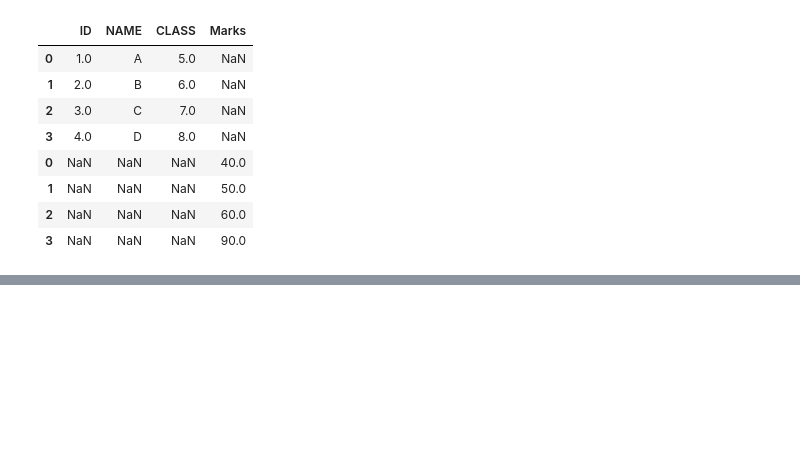
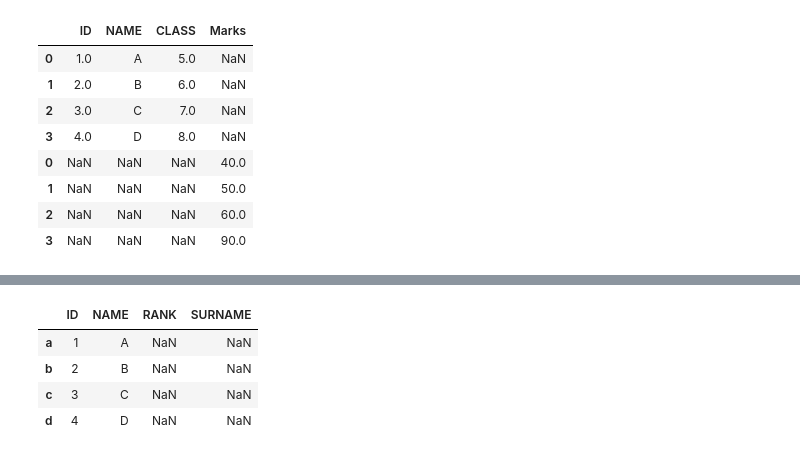
Before and after one commit to AkashSalmuthe/Python-Noteboks, a Jupyter notebook: Pandas_Basics.ipynb, the cells around one changed output, grey strips where cells are left out. Drawn from its saved outputs; the diff is of its cells as text; code cells hidden in the pictures; blank space fills up the shorter version.

```diff
--- a/Pandas_Basics.ipynb
+++ b/Pandas_Basics.ipynb
@@ -1784,0 +1817,11 @@ pd.concat([df1,df3])
+# %%
+df1 = pd.DataFrame({'ID':[1,2,3,4],
+            'NAME':["A","B","C","D"],},index=['a','b','c','d'])
+# %%
+df1.join(df2)
+# %% [output]
+|  | ID | NAME | RANK | SURNAME |
+| a | 1 | A | NaN | NaN |
+| b | 2 | B | NaN | NaN |
+| c | 3 | C | NaN | NaN |
+| d | 4 | D | NaN | NaN |
```
Also changed, not shown: parts of 3 cells of this notebook.
